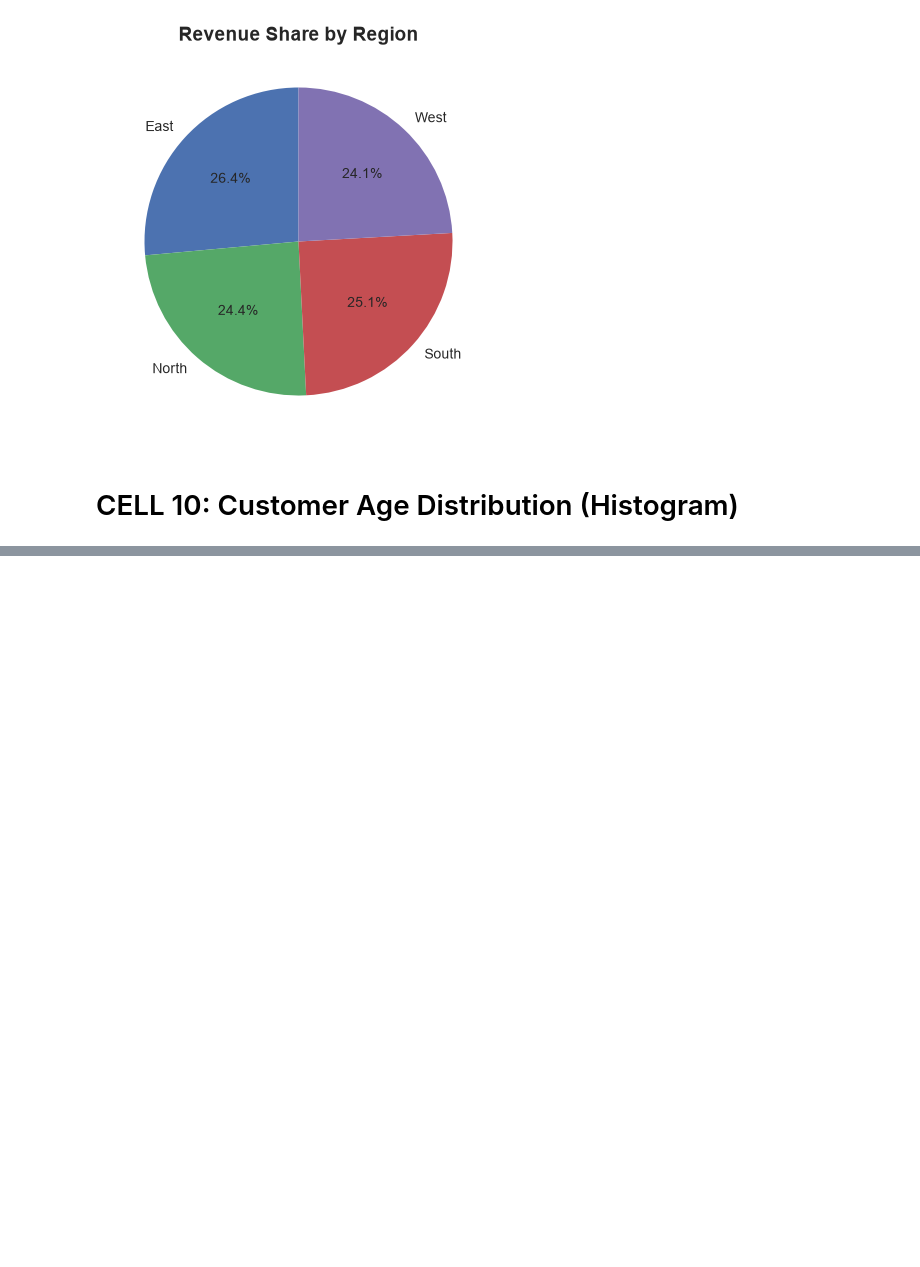
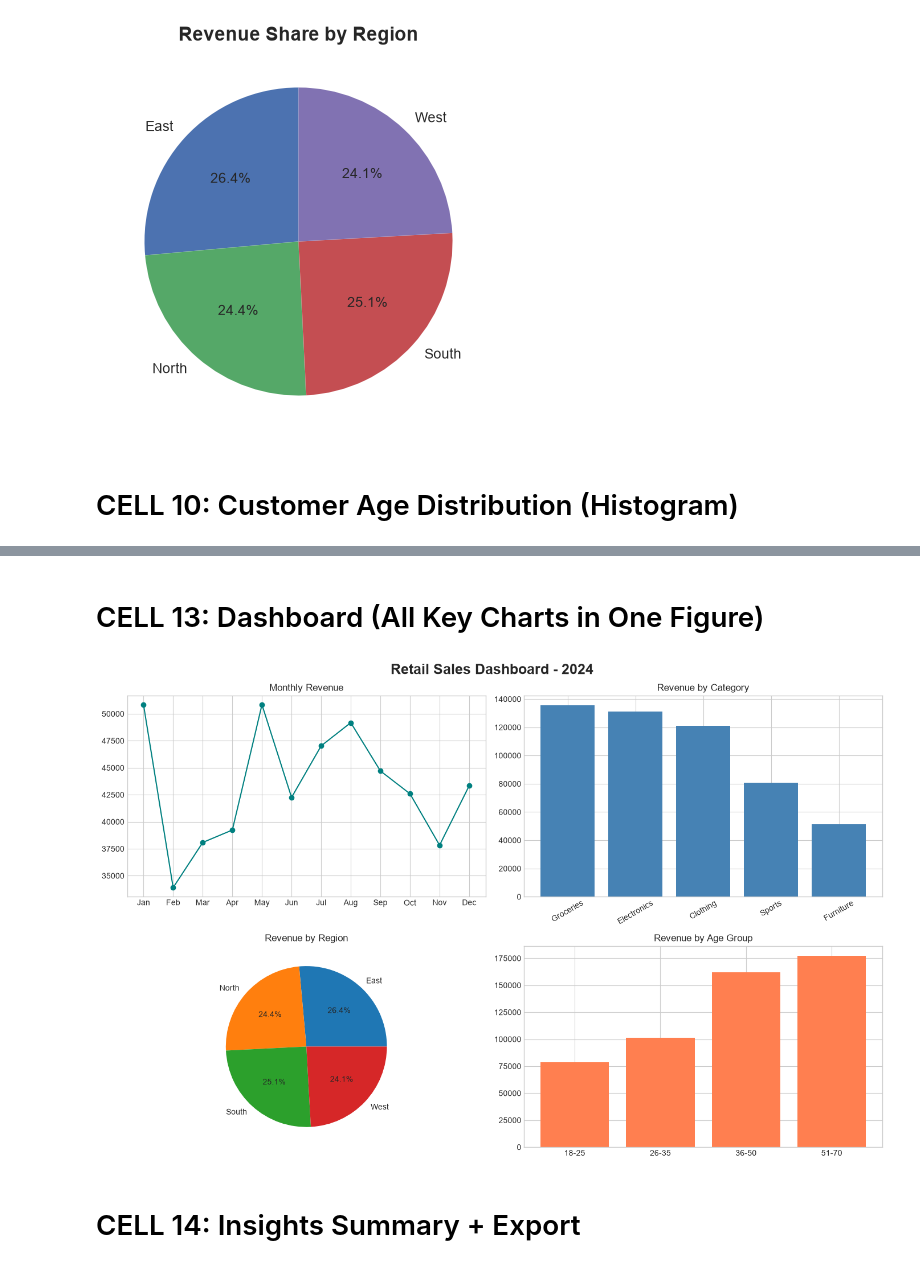
Before and after one commit to ArsalJan34/python-data-roadmap, a Jupyter notebook: Data Science Projects/Retail Sales Analysis & Visualization/SalesAnalysis.ipynb, the cells around one changed output, grey strips where cells are left out. Cells and saved outputs as stored; diff of their text form; code cells hidden in the pictures; blank space fills up the shorter version.

```diff
--- a/Data Science Projects/Retail Sales Analysis & Visualization/SalesAnalysis.ipynb
+++ b/Data Science Projects/Retail Sales Analysis & Visualization/SalesAnalysis.ipynb
@@ -165,0 +221,26 @@ plt.axvline(df["Customer_Age"].mean(),color="")
+# %% [markdown]
+# CELL 13: Dashboard (All Key Charts in One Figure)
+# %%
+fig, axes = plt.subplots(2, 2, figsize=(14, 9))
+fig.suptitle("Retail Sales Dashboard - 2024", fontsize=18, fontweight="bold")
+
+axes[0, 0].plot(monthly.index, monthly.values, marker="o", color="teal")
+axes[0, 0].set_title("Monthly Revenue")
+
+axes[0, 1].bar(cat_rev.index, cat_rev.values, color="steelblue")
+axes[0, 1].set_title("Revenue by Category")
+axes[0, 1].tick_params(axis="x", rotation=30)
+
+axes[1, 0].pie(region_rev, labels=region_rev.index, autopct="%1.1f%%")
+axes[1, 0].set_title("Revenue by Region")
+
+age_rev = df.groupby("Age_Group", observed=True)["Revenue"].sum()
+axes[1, 1].bar(age_rev.index.astype(str), age_rev.values, color="coral")
+axes[1, 1].set_title("Revenue by Age Group")
+
+plt.tight_layout()
+plt.show()
+# %% [output]
+[figure, added]
+# %% [markdown]
+# CELL 14: Insights Summary + Export
```
Also changed, not shown: parts of 6 cells of this notebook, 3 other files.
